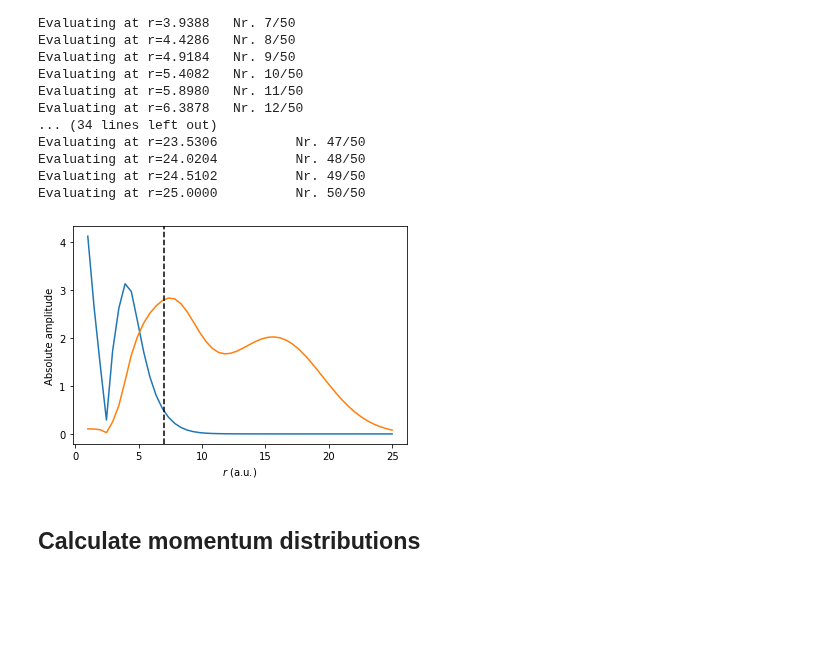
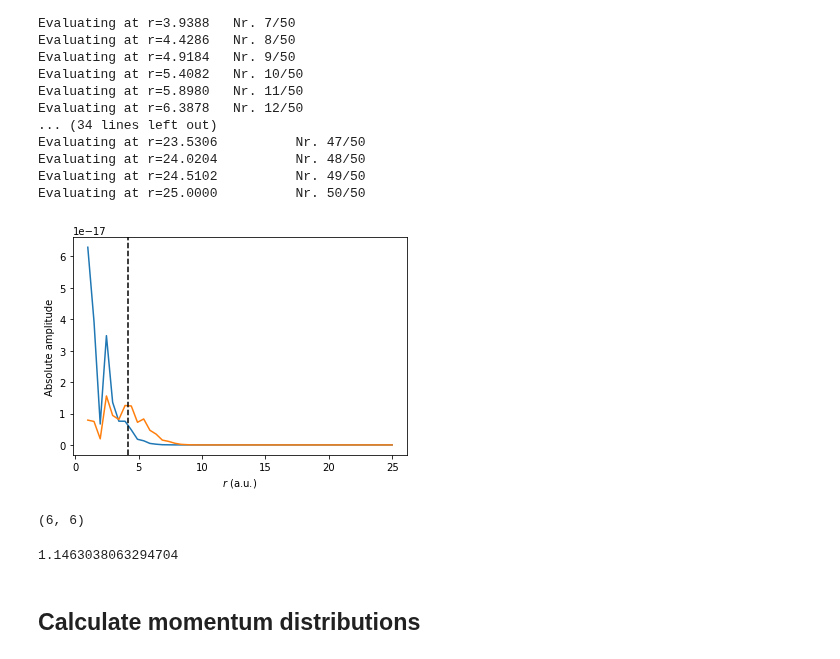
Before and after one commit to EmilHansen1/SFA_OAM_Linear, a Jupyter notebook: GTO_vs_asymp.ipynb, the cells around one changed output. Saved outputs shown, nothing was run; the diff lists cells and outputs as text; code cells hidden in the pictures; blank space fills up the shorter version.

```diff
--- a/GTO_vs_asymp.ipynb
+++ b/GTO_vs_asymp.ipynb
@@ -22,7 +22,7 @@ This is to see if we perhaps can just go with the asymptotoic expansion, as it w
 # %% [markdown]
 ## Get the coefficients for the GTO prefactor and set parameters
 # %%
-output = inter.OutputInterface('output_files/CHBrClF.out')
+output = inter.OutputInterface('output_files/N2.out')
 Ip = abs(output.saved_orbitals[output.HOMO][0])
 kappa = np.sqrt(2*Ip)
 omega = 0.057     # Frequency of light
@@ -31,6 +31,7 @@ CEP = np.pi/2
 N = 2
 
 gto_coeffs = np.array(output.output_GTOs())
+output.export_GTOs('coefficients.txt')
 # %% [markdown]
 ## Obtain coefficients for asymptotic expansion
 # %%
@@ -63,14 +64,14 @@ Evaluating at r=25.0000          Nr. 50/50
 # %%
 def radial(r):
     return r**(1/kappa - 1) * np.exp(-kappa*r)
 
 plt.figure(facecolor='white')
 sgn, l, m = 0, 1, 1
-plt.plot(r_lst, np.abs(f_lms[:, sgn, l, m])*100)
+plt.plot(r_lst, np.abs(f_lms[:, sgn, l, m])*20)
 plt.plot(r_lst, np.abs(f_lms[:, sgn, l, m]) / radial(r_lst))
-plt.axvline(7, ls='--', color='k')                              # r = 7 seems like a solid choice!
+plt.axvline(4.2, ls='--', color='k')                              # r = 7 seems like a solid choice!
 plt.xlabel('$r$ (a.u.)')
 plt.ylabel('Absolute amplitude')
 plt.show()
 # %% [output]
-[figure, old version]
+[figure, new version]
@@ -79,3 +78,21 @@ clm_coeffs = spex.get_as_coeffs(output.eval_orbital_spherical, 7.0, 20, Ip, abs_
+# %%
+clm_coeffs = spex.get_as_coeffs(output.eval_orbital_spherical, 4.2, 12, Ip, abs_thresh=1e-4)
+
+def clm_to_2d(arr):
+    n_l = arr.shape[1]
+    result = np.zeros((n_l, 2 * n_l + 1))
+    for l in range(n_l):
+        for m in range(-l, l + 1):
+            sgn = 0 if m >= 0 else 1
+
+
+print(clm_coeffs[1].shape)
+# %% [output]
+(6, 6)
+# %%
+print(np.max(np.abs(clm_coeffs)))
+# %% [output]
+1.1463038063294704
 # %% [markdown]
 ## Calculate momentum distributions
 # %%
```
Also changed, not shown: parts of 18 cells of this notebook, 1 other file.
